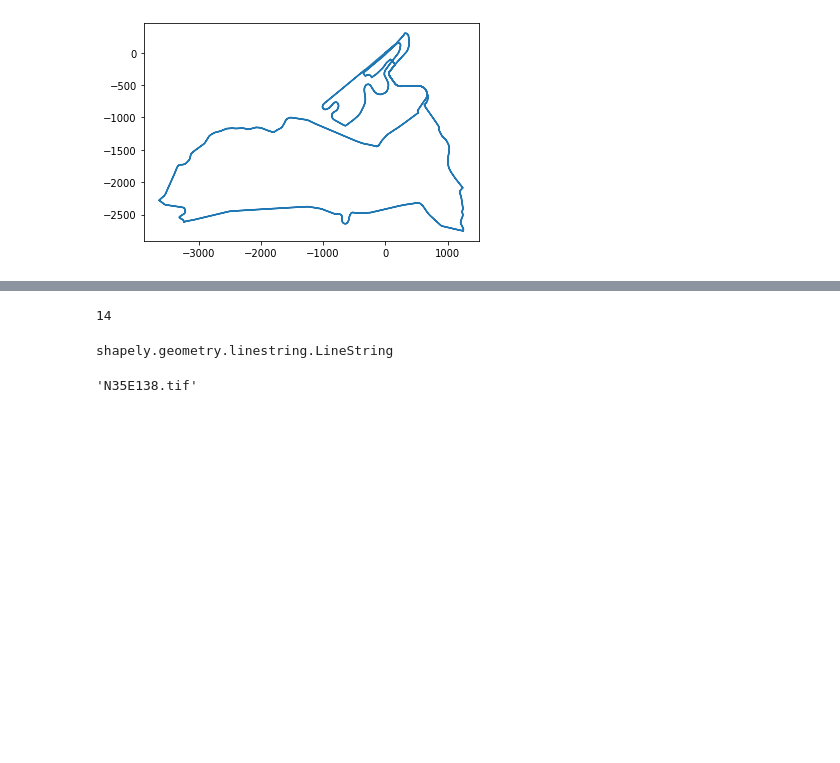
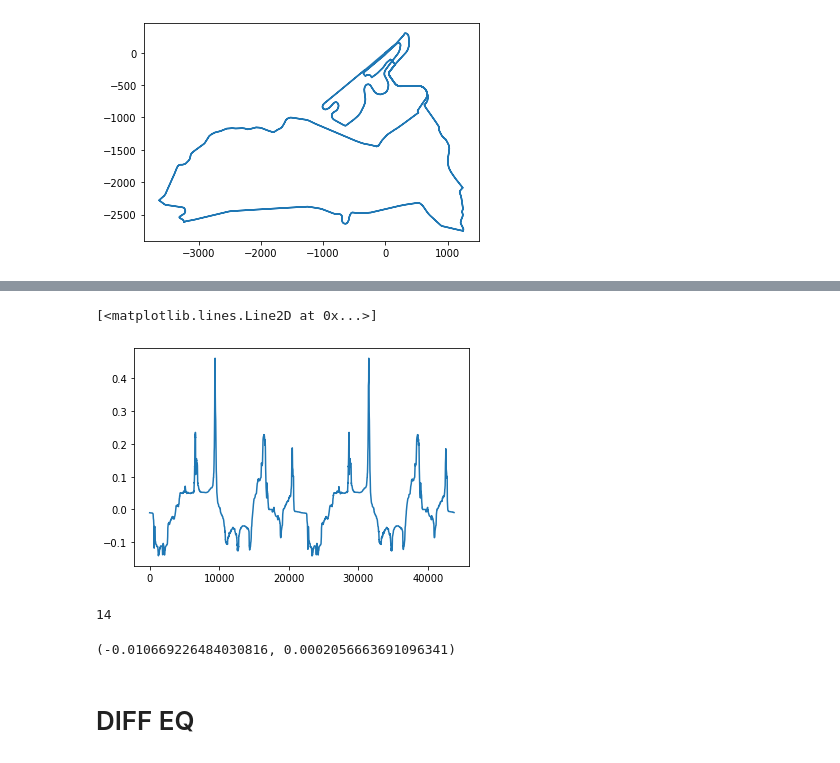
Before and after one commit to anthonyozerov/optimal-cycling, a Jupyter notebook: anthony.ipynb, the cells around one changed output, grey strips where cells are left out. Saved outputs shown, nothing was run; the diff lists cells and outputs as text; code cells hidden in the pictures; blank space fills up the shorter version.

```diff
--- a/anthony.ipynb
+++ b/anthony.ipynb
@@ -78,9 +78,9 @@ y = [i[1] for i in local_coords[0:5]]
 x=[]
 y=[]
 
-# def calc_R(xc, yc, x, y):
-#     """ calculate the distance of each 2D points from the center (xc, yc) """
-#     return np.sqrt((x-xc)**2 + (y-yc)**2)
+def calc_R(xc, yc, x, y):
+    """ calculate the distance of each 2D points from the center (xc, yc) """
+    return np.sqrt((x-xc)**2 + (y-yc)**2)
 
 def f_2(c, x, y):
     """ calculate the algebraic distance between the data points and the mean circle centered at c=(xc, yc) """
@@ -212,8 +210,20 @@ plt.plot(cum_dists_smooth,slopes)
+# %%
+points = []
+mu_s = 0.5
+for i in range(len(alts)):
+    theta = 0
+    r = radii[i]
+    vmax = math.sqrt(r * g * (sin(theta)+mu_s * cos(theta))/(cos(theta)-mu_s * sin(theta)))
+    point = {'lon': gdf.geometry[0].coords[0], 'lat': gdf.geometry[0].coords[1],
+             'alt': alts[i], 'slope': slopes[i], 'radius': radii[i], 'cumdist':cum_dists[i],
+             'vmax':vmax}
+    points.append(point)
+# %%
+plt.plot([p['cumdist'] for p in points], [p['slope'] for p in points])
+# %% [output]
+[<matplotlib.lines.Line2D at 0x...>]
+[figure, added]
 # %%
 np.argmin(dists)
 # %% [output]
 14
-# %%
-type(line)
-# %% [output]
-shapely.geometry.linestring.LineString
@@ -223,5 +229,0 @@ sys.path.append('../SRTM-GeoTIFF/library')
-# %%
-import tilename
-tilename.find(gdf.geometry[0].coords[0][1],gdf.geometry[0].coords[0][0])
-# %% [output]
-'N35E138.tif'
@@ -227,0 +250,6 @@ tilename.find(gdf.geometry[0].coords[0][1],gdf.geometry[0].coords[0][0])
+# %%
+data(300)
+# %% [output]
+(-0.010669226484030816, 0.0002056663691096341)
+# %% [markdown]
+# DIFF EQ
```
Also changed, not shown: parts of 16 cells of this notebook.
